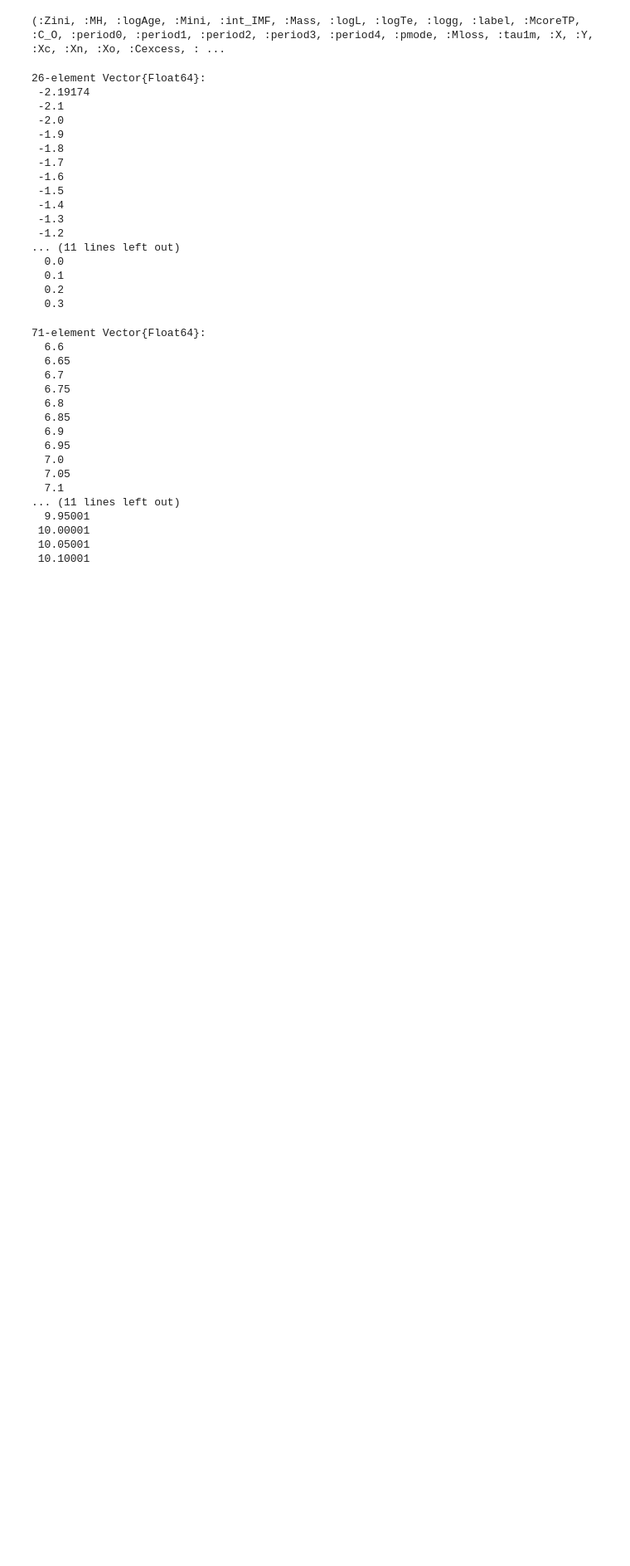
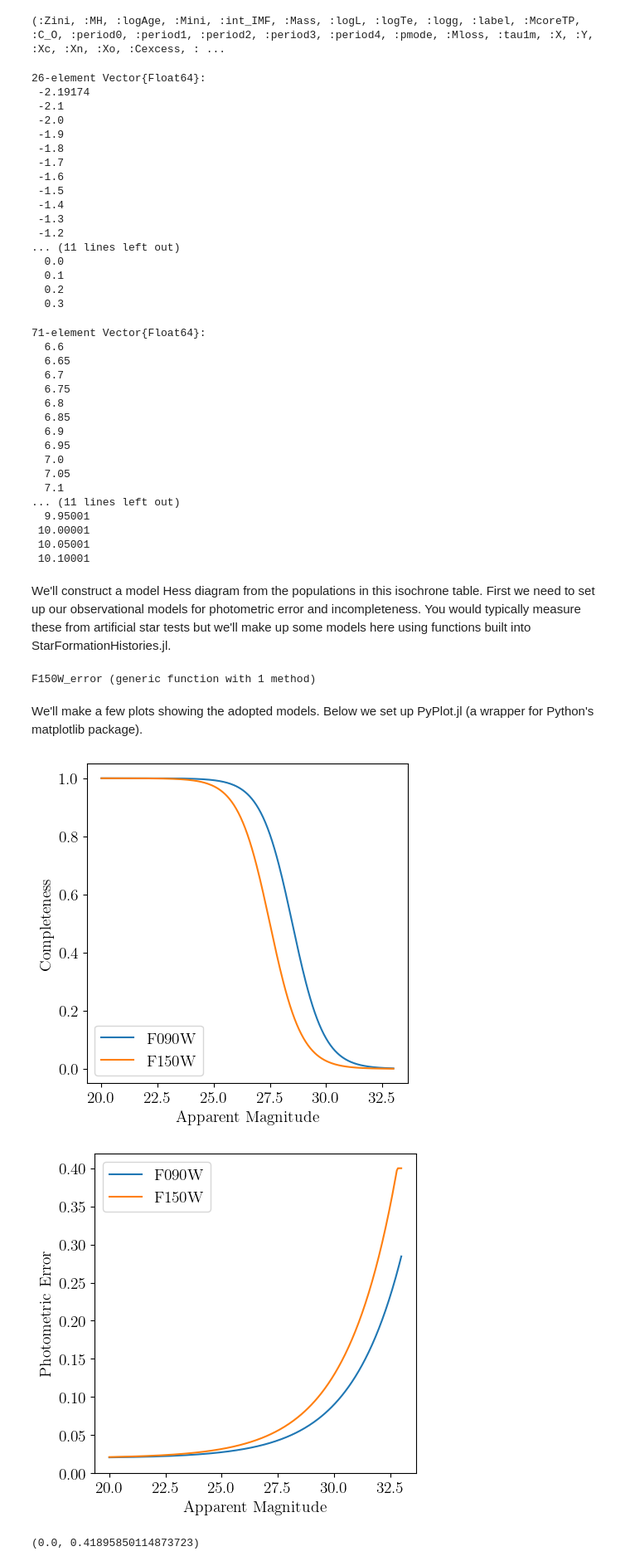
Before and after one commit to cgarling/StarFormationHistories.jl, a Jupyter notebook: examples/fitting1.ipynb, the cells around one changed output. Shown at 83% size. Saved outputs shown, nothing was run; the diff lists cells and outputs as text; code cells hidden in the pictures; blank space fills up the shorter version.

```diff
--- a/examples/fitting1.ipynb
+++ b/examples/fitting1.ipynb
@@ -73,3 +73,5 @@ unique(table.logAge)
  10.00001
  10.05001
  10.10001
+# %% [markdown]
+We'll construct a model Hess diagram from the populations in this isochrone table. First we need to set up our observational models for photometric error and incompleteness. You would typically measure these from artificial star tests but we'll make up some models here using functions built into StarFormationHistories.jl.
@@ -75,0 +80,40 @@ unique(table.logAge)
+# %%
+distmod = 25.0 # Distance modulus
+F090W_complete(m) = Martin2016_complete(m,1.0,28.5,0.7)
+F150W_complete(m) = Martin2016_complete(m,1.0,27.5,0.7)
+F090W_error(m) = min( exp_photerr(m, 1.03, 15.0, 36.0, 0.02), 0.4 )
+F150W_error(m) = min( exp_photerr(m, 1.03, 15.0, 35.0, 0.02), 0.4 )
+# %% [output]
+F150W_error (generic function with 1 method)
+# %% [markdown]
+We'll make a few plots showing the adopted models. Below we set up PyPlot.jl (a wrapper for Python's matplotlib package).
+# %%
+import PyPlot as plt
+import PyPlot: @L_str # For LatexStrings
+import PyCall: @pyimport
+plt.rc("text", usetex=true)
+plt.rc("font", family="serif", serif=["Computer Modern"], size=14)
+plt.rc("figure", figsize=(5,5))
+plt.rc("patch", linewidth=1, edgecolor="k", force_edgecolor=true)
+# %%
+plotmags=20.0:0.05:33.0
+
+fig,ax1=plt.subplots()
+ax1.plot(plotmags,F090W_complete.(plotmags),label="F090W")
+ax1.plot(plotmags,F150W_complete.(plotmags),label="F150W")
+ax1.set_xlabel("Apparent Magnitude")
+ax1.set_ylabel("Completeness")
+ax1.legend(loc="lower left")
+
+plotmags=20.0:0.05:33.0
+fig,ax1=plt.subplots()
+ax1.plot(plotmags,F090W_error.(plotmags),label="F090W")
+ax1.plot(plotmags,F150W_error.(plotmags),label="F150W")
+ax1.set_xlabel("Apparent Magnitude")
+ax1.set_ylabel("Photometric Error")
+ax1.legend(loc="upper left")
+ax1.set_ylim([0.0,ax1.get_ylim()[2]])
+# %% [output]
+[figure, added]
+[figure, added]
+(0.0, 0.41895850114873723)
```
Also changed, not shown: parts of 14 cells of this notebook.
